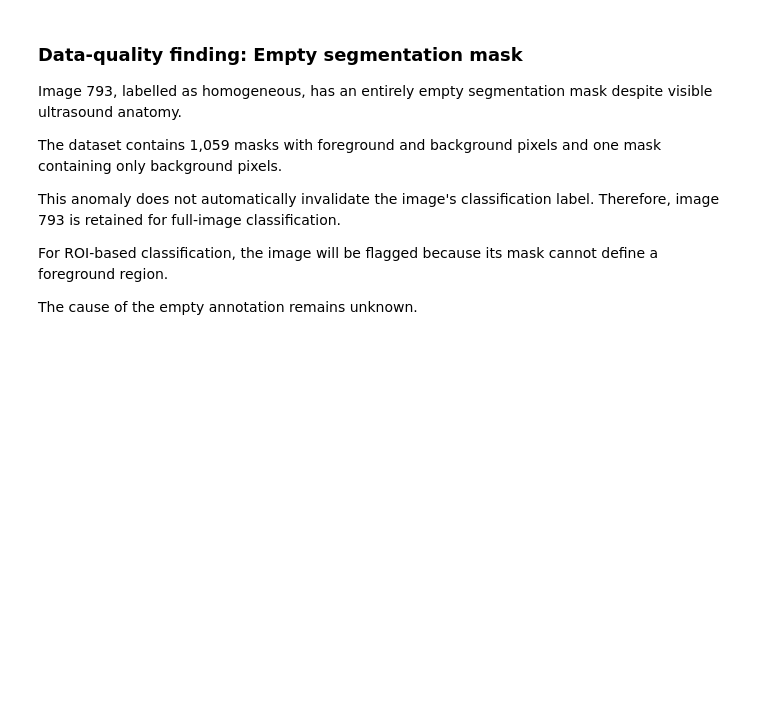
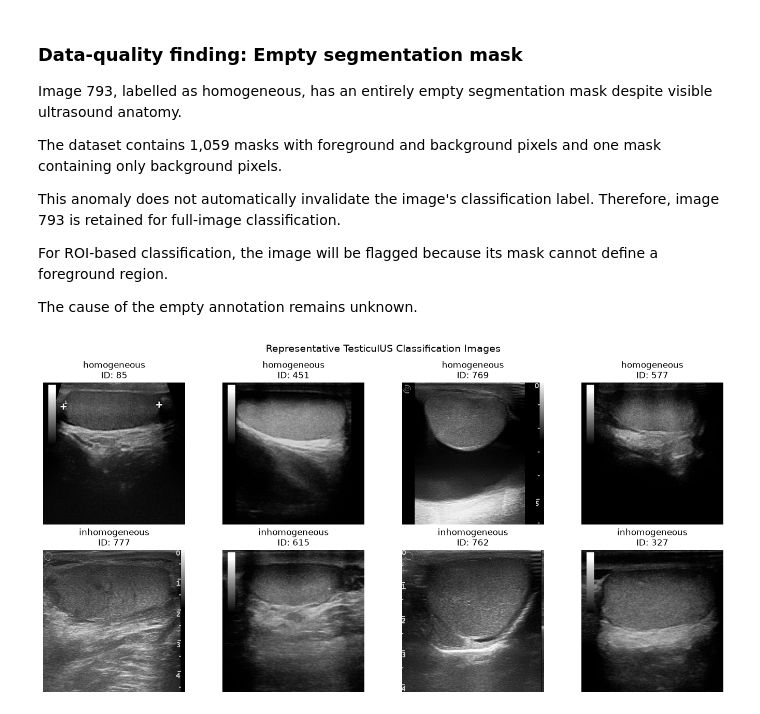
Before and after one commit to mweneh/testiculus-ultrasound-classification, a Jupyter notebook: notebooks/01_data_exploration.ipynb, the cells around one changed output. Cells and saved outputs as stored; diff of their text form; code cells hidden in the pictures; blank space fills up the shorter version.

Commit message:
compare homogeneous and inhomogeneous ultrasound images.

```diff
--- a/notebooks/01_data_exploration.ipynb
+++ b/notebooks/01_data_exploration.ipynb
@@ -146,3 +146,47 @@ For ROI-based classification, the image will be flagged because
 its mask cannot define a foreground region.
 
 The cause of the empty annotation remains unknown.
+# %%
+fig, axes = plt.subplots(
+    2, 4,
+    figsize=(14, 7)
+)
+
+classes = ["homogeneous", "inhomogeneous"]
+
+for row, class_name in enumerate(classes):
+
+    samples = (
+        df[df["folder"] == class_name]
+        .sample(n=4, random_state=42)
+    )
+
+    for col, (_, record) in enumerate(samples.iterrows()):
+
+        image_path = PROJECT_ROOT / record["image_path"]
+
+        with Image.open(image_path) as img:
+            image = np.asarray(img.convert("L"))
+
+        axes[row, col].imshow(
+            image,
+            cmap="gray",
+            vmin=0,
+            vmax=255
+        )
+
+        axes[row, col].set_title(
+            f"{class_name}\nID: {record['image_id']}"
+        )
+
+        axes[row, col].axis("off")
+
+plt.suptitle(
+    "Representative TesticulUS Classification Images",
+    fontsize=14
+)
+
+plt.tight_layout()
+plt.show()
+# %% [output]
+[figure, added]
```
